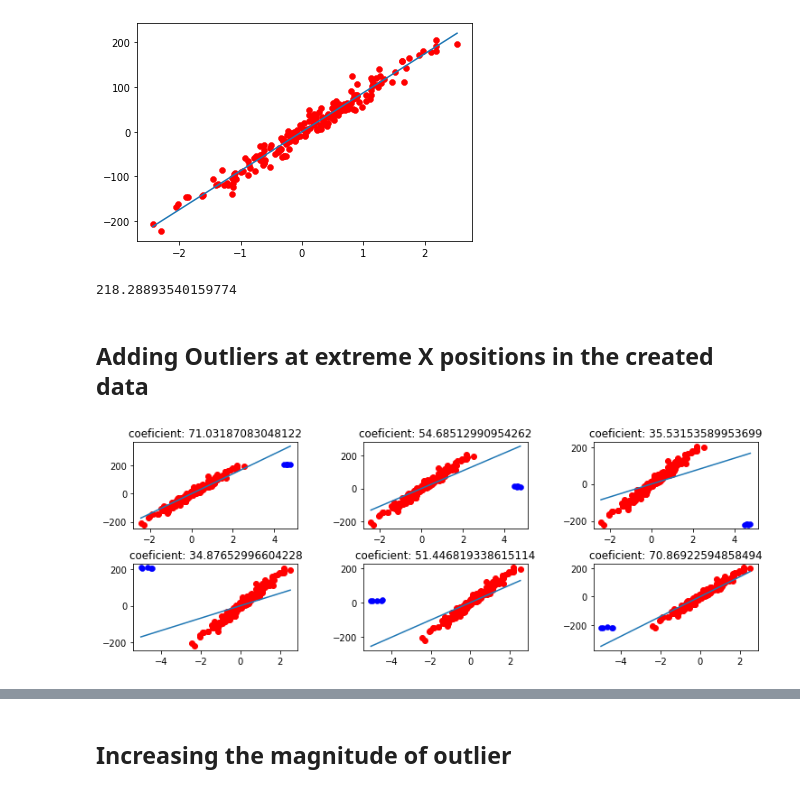
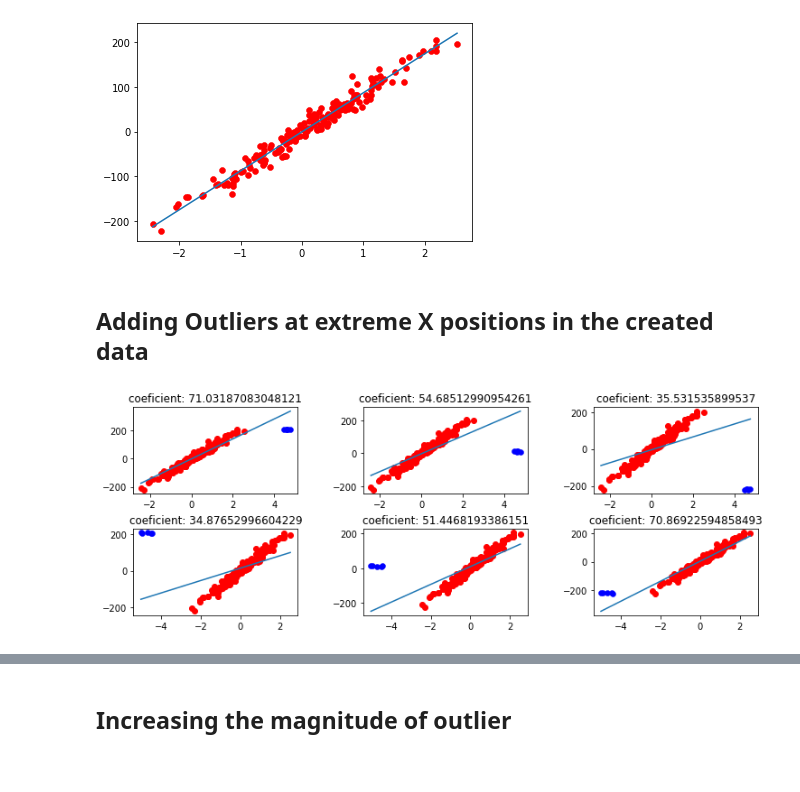
Before and after one commit to RachanaBhankur/IN3063-INM702-Mathematics-and-Programming-for-AI, a Jupyter notebook: Task 2 - Linear Regression - Outliers.ipynb, the cells around one changed output, grey strips where cells are left out. Saved outputs shown, nothing was run; the diff lists cells and outputs as text; code cells hidden in the pictures.

```diff
--- a/Task 2 - Linear Regression - Outliers.ipynb
+++ b/Task 2 - Linear Regression - Outliers.ipynb
@@ -43,15 +44,11 @@ print("Intercept", regr.intercept_)
 Coefficient [87.21859652]
 Intercept -0.31273696519580696
 [figure]
-# %%
-mean_squared_error(y, regr.predict(x))
-# %% [output]
-218.28893540159774
 # %% [markdown]
 ## Adding Outliers at extreme X positions in the created data
 # %%
 def showmodel(x,y,numofoutliers,rangeofoutlier,print_graph = False,figuresize = (12,4)):
-    rmse = []
+
     xwithoutliers = []
     outliersx =[]
     outliersy = []
@@ -73,12 +70,11 @@ def showmodel(x,y,numofoutliers,rangeofoutlier,print_graph = False,figuresize =
         regr.fit(xwithoutliers[i//3].reshape(-1,1), ywithoutliers[i]) ## // is used to get integer value
         coeficient.append(regr.coef_)
         intercept.append(regr.intercept_)
-        rmse.append(mean_squared_error(ywithoutliers[i].reshape(-1,1), regr.predict(xwithoutliers[i//3].reshape(-1,1))))
         if print_graph == True:
             plt.subplot(2,3,i+1)
             plt.scatter(x, y,color = "red", linewidth=1)
             plt.scatter(outliersx[i//3],outliersy[i%3], color = "blue", linewidth = 0.5)
-            plt.plot([xwithoutliers[i//3].min(),xwithoutliers[i//3].max()],[int(regr.coef_)*xwithoutliers[i//3].min(),int(regr.coef_)*xwithoutliers[i//3].max()])
+            plt.plot([xwithoutliers[i//3].min(),xwithoutliers[i//3].max()],[int(regr.coef_)*xwithoutliers[i//3].min()+regr.intercept_,int(regr.coef_)*xwithoutliers[i//3].max()+regr.intercept_])
             title = "coeficient: " + str(float(regr.coef_))
             plt.title(title)
     if print_graph == True:
@@ -89,11 +85,11 @@ def showmodel(x,y,numofoutliers,rangeofoutlier,print_graph = False,figuresize =
                         wspace=0.4,
                         hspace=0.4)
         plt.show()
-    return coeficient,intercept,rmse
+    return coeficient,intercept
 # %%
-coeficient,intercept,rmse = showmodel(x,y,numofoutliers=5,rangeofoutlier = (2*x.max() - 1,2*x.max()) , print_graph=True)
+coeficient,intercept = showmodel(x,y,numofoutliers=5,rangeofoutlier = (2*x.max() - 1,2*x.max()) , print_graph=True)
 # %% [output]
-[figure, old version]
+[figure, new version]
 # %%
 def effectofoutlier(x,y,numofoutliers,rangeofoutlier):
     table1 = pd.DataFrame({
```
Also changed, not shown: parts of 28 cells of this notebook.
